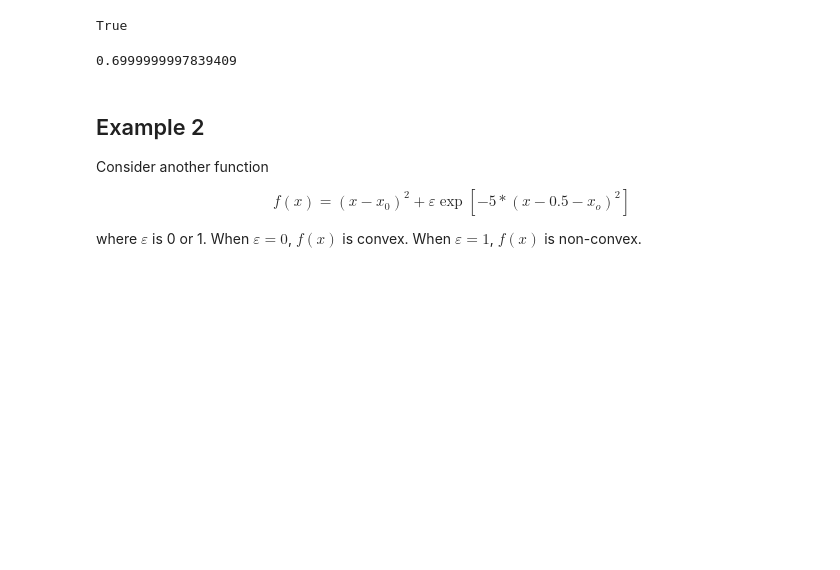
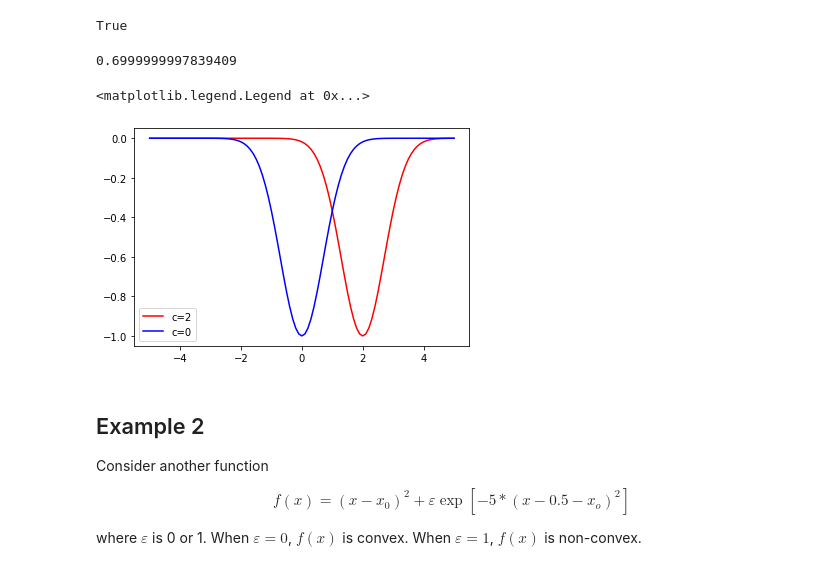
Before and after one commit to tjyanjing/numerical-computing-python, a Jupyter notebook: src/06/num-optim.ipynb, the cells around one changed output. Cells and saved outputs as stored; diff of their text form; code cells hidden in the pictures; blank space fills up the shorter version.

```diff
--- a/src/06/num-optim.ipynb
+++ b/src/06/num-optim.ipynb
@@ -39,6 +40,16 @@ True
 result.x
 # %% [output]
 0.6999999997839409
+# %%
+def f(x,c):
+    return -np.exp(-(x - c)**2)
+x=np.linspace(-5,5, 101)
+plt.plot(x, f(x,2), 'r-', label='c=2')
+plt.plot(x, f(x,0), 'b-', label='c=0')
+plt.legend()
+# %% [output]
+<matplotlib.legend.Legend at 0x...>
+[figure, added]
 # %% [markdown]
 ## Example 2
 
```
Also changed, not shown: parts of 3 cells of this notebook, 2 other files.
